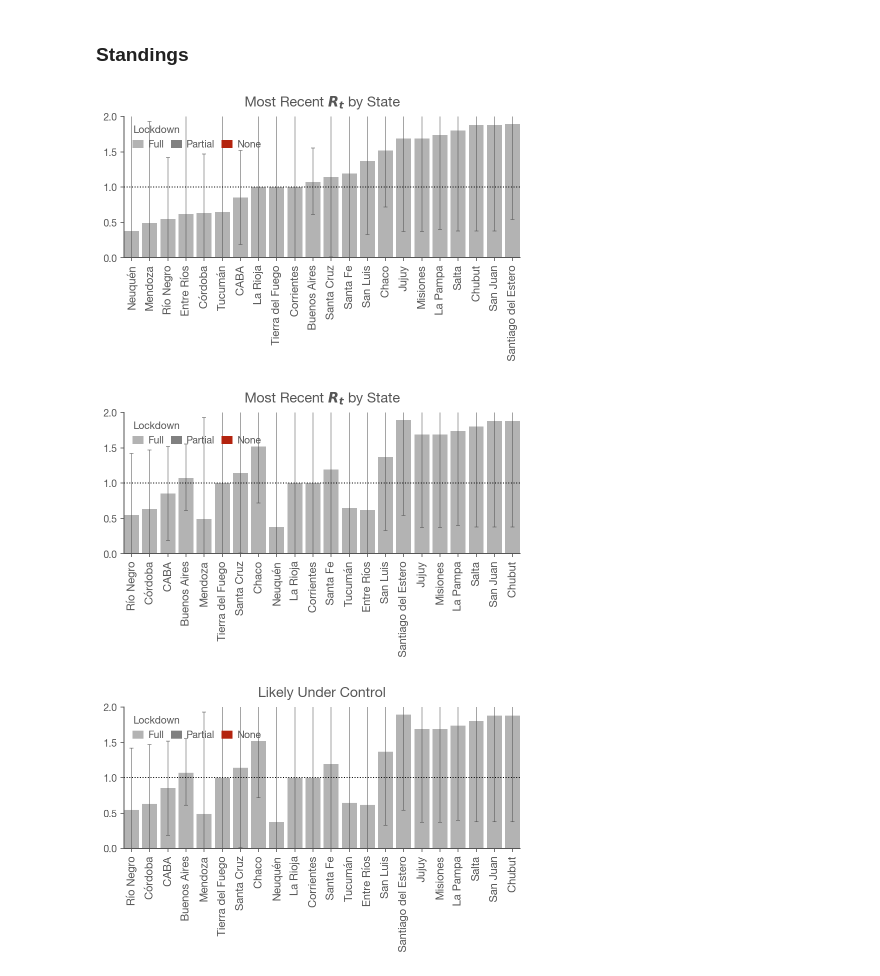
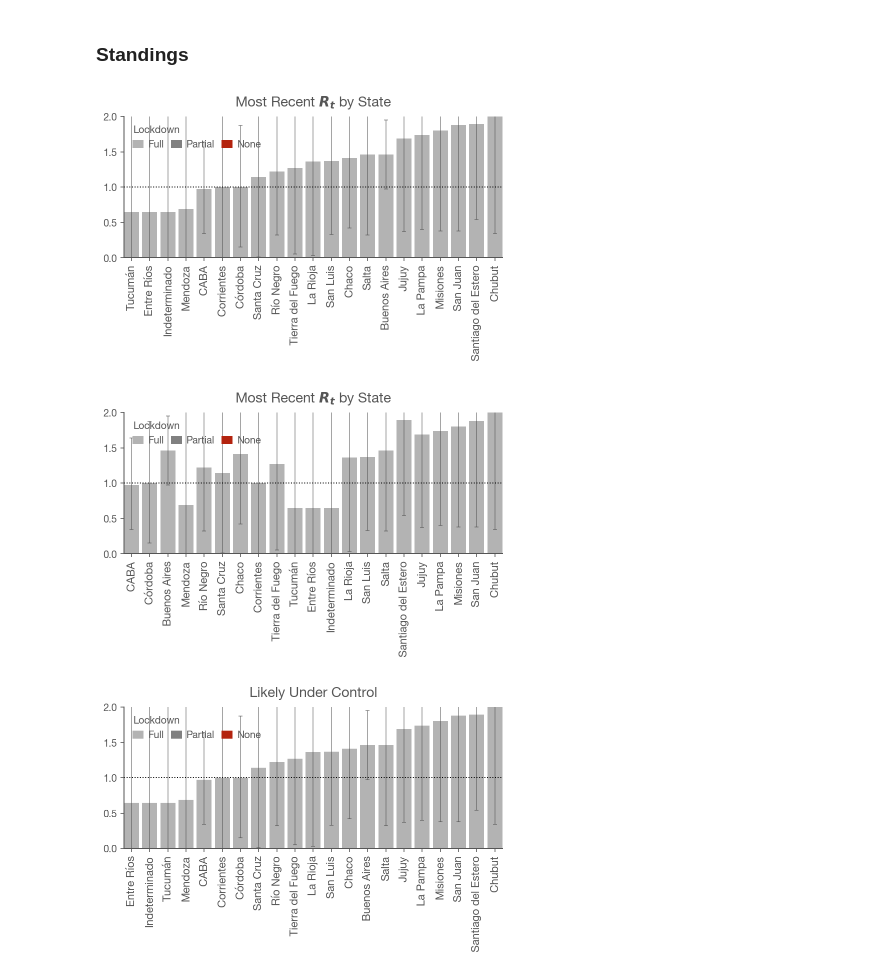
Before and after one commit to pablocelayes/covid-19, a Jupyter notebook: Realtime R0 - Argentina.ipynb, the cells around one changed output. Saved outputs shown, nothing was run; the diff lists cells and outputs as text; code cells hidden in the pictures.

```diff
--- a/Realtime R0 - Argentina.ipynb
+++ b/Realtime R0 - Argentina.ipynb
@@ -27,7 +27,7 @@ from scipy.interpolate import interp1d
 
 from IPython.display import clear_output
 
-FILTERED_REGIONS = ["Indeterminado"]
+FILTERED_REGIONS = []
 
 %config InlineBackend.figure_format = 'retina'
 # %% [output]
@@ -276,19 +306,20 @@ pd.set_option('display.max_rows', 999)
 # %%
-url = 'https://docs.google.com/spreadsheets/d/16-bnsDdmmgtSxdWbVMboIHo5FRuz76DBxsz_BbsEVWA/export?format=csv&id=16-bnsDdmmgtSxdWbVMboIHo5FRuz76DBxsz_BbsEVWA&gid=0'
+parser = lambda date: pd.datetime.strptime(date, '%d/%m/%Y')
+states_new_cases = pd.read_csv(url,
+                     usecols=[0,4,7],
+                     index_col=['osm_admin_level_4', 'fecha'],
+                     parse_dates=['fecha'],
+                     date_parser=parser,
+#                      squeeze=True\
+                              ).sort_index()
 
-parser = lambda date: pd.datetime.strptime(date, '%d/%m/%Y')
-df = pd.read_csv(url,
-                 usecols=[0,4,7],
-                 parse_dates=['fecha'],
-                 date_parser=parser)
+states_new_cases.index.names = ["state", "date"]
 
-df.rename(
-    columns={"osm_admin_level_4": "state",
-             "fecha": "date"},
-    inplace=True)
+states_new_cases.rename(index={
+    "Santiago Del Estero": "Santiago del Estero",
+    "Tierra Del Fuego": "Tierra del Fuego"
+}, inplace=True)
 
-replacements = {"Santiago Del Estero": "Santiago del Estero",
-                "Tierra Del Fuego": "Tierra del Fuego"}
+states_new_cases = states_new_cases.squeeze()
 
-for old, new in replacements.items():
-    df.loc[df.state == old, "state"] = new
+states = states_new_cases.groupby("state").cumsum()
@@ -332,10 +326,3 @@ array(['CABA', 'Indeterminado', 'Buenos Aires', 'San Luis', 'Chaco',
-# %%
-states_df = df.groupby(["state", "date"]).sum()\
-            .groupby("state").cumsum()\
-            .rename(columns={"nue_casosconf_diff": "total_casos_conf"})\
-            .sort_index()
-
-states = states_df.squeeze()
 # %% [markdown]
 Taking a look at the state, we need to start the analysis when there are a consistent number of cases each day. Find the last zero new case day and start on the day after that.
 
@@ -676,20 +664,20 @@ def plot_standings(mr, figsize=None, title='Most Recent $R_t$ by State'):
 mr.sort_values('ML', inplace=True)
 plot_standings(mr);
 # %% [output]
-[figure, old version]
+[figure, new version]
 # %%
 mr.sort_values('High', inplace=True)
 plot_standings(mr);
 # %% [output]
-[figure, old version]
+[figure, new version]
 # %%
 # show = mr[mr.High.le(2.0)].sort_values('ML')
 # Muy poca data, los intervalos son muy amplios
-show = mr.sort_values('High')
+show = mr.sort_values('ML')
 
 fig, ax = plot_standings(show, title='Likely Under Control');
 # %% [output]
-[figure, old version]
+[figure, new version]
 # %%
 # show = mr[mr.Low.ge(1.05)].sort_values('Low')
 # Muy poca data, los intervalos son muy amplios
```
Also changed, not shown: parts of 28 cells of this notebook.
